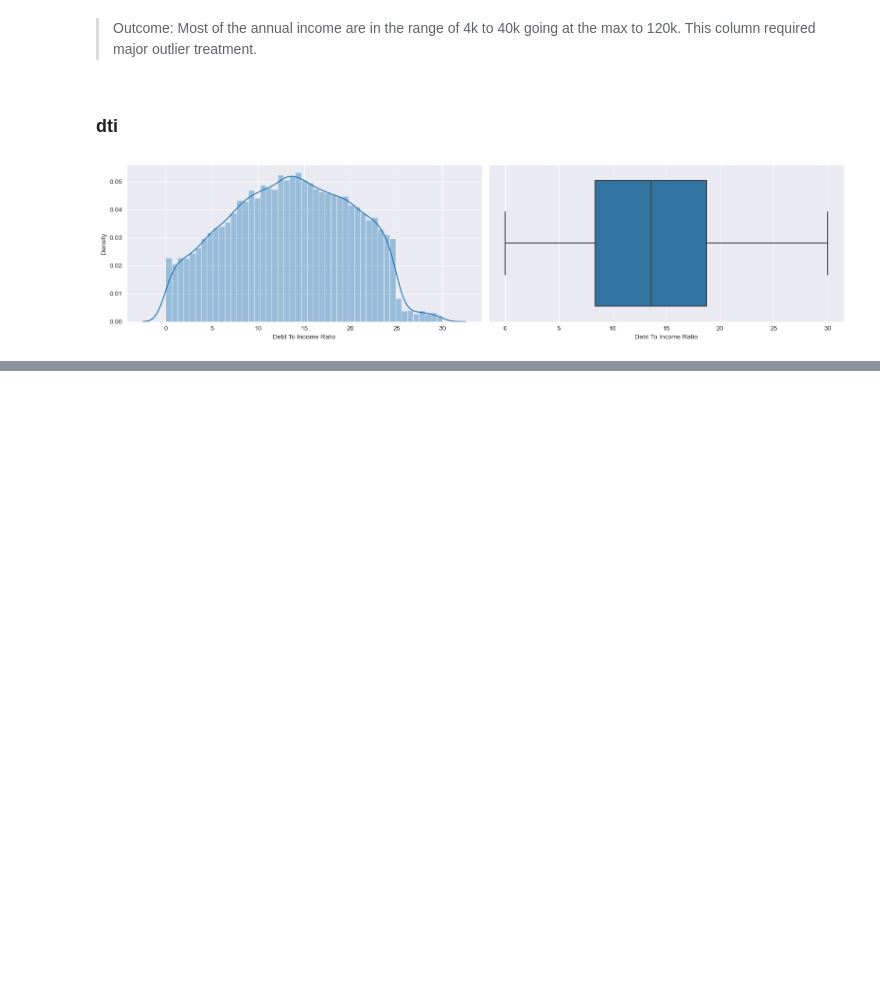
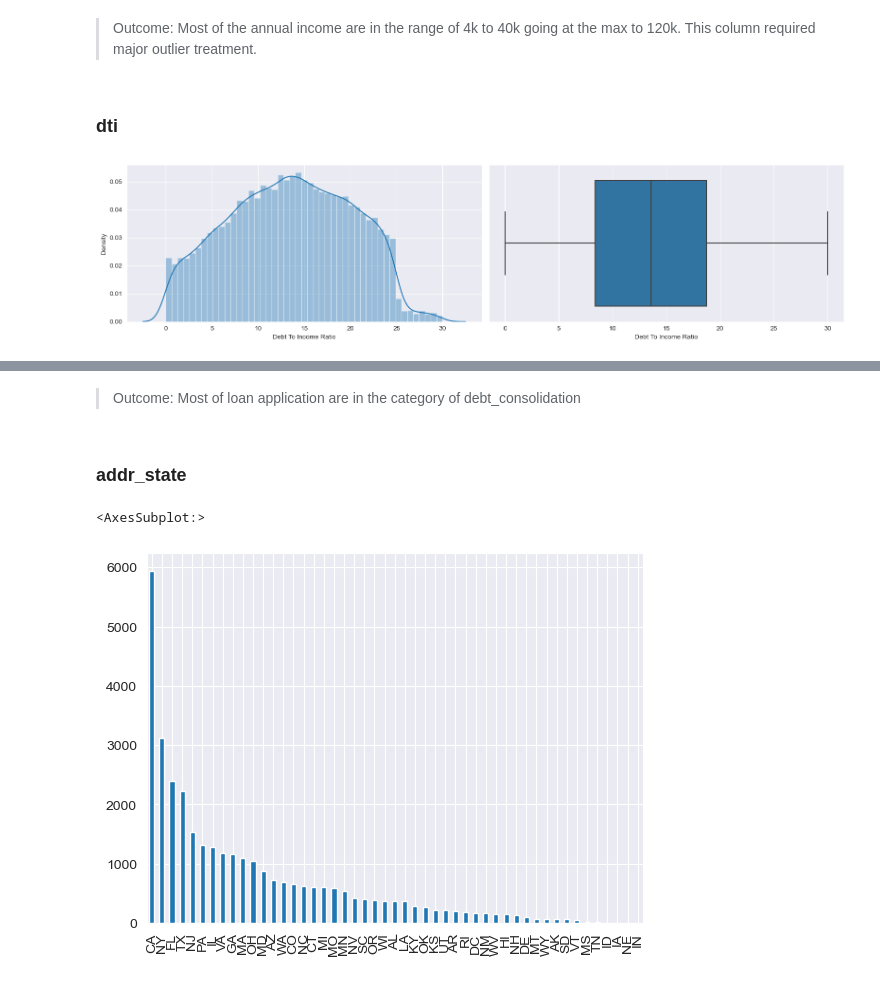
Before and after one commit to manikUpgrad/lending-club, a Jupyter notebook: manik_bajaj.ipynb, the cells around one changed output, grey strips where cells are left out. Saved outputs shown, nothing was run; the diff lists cells and outputs as text; code cells hidden in the pictures; blank space fills up the shorter version.

```diff
--- a/manik_bajaj.ipynb
+++ b/manik_bajaj.ipynb
@@ -845,0 +868,9 @@ univariate_analysis(loan, 'dti')
+# %% [markdown]
+> Outcome: Most of loan application are in the category of debt_consolidation
+# %% [markdown]
+### addr_state
+# %%
+loan['addr_state'].value_counts().plot.bar()
+# %% [output]
+<AxesSubplot:>
+[figure, added]
```
Also changed, not shown: parts of 98 cells of this notebook.
